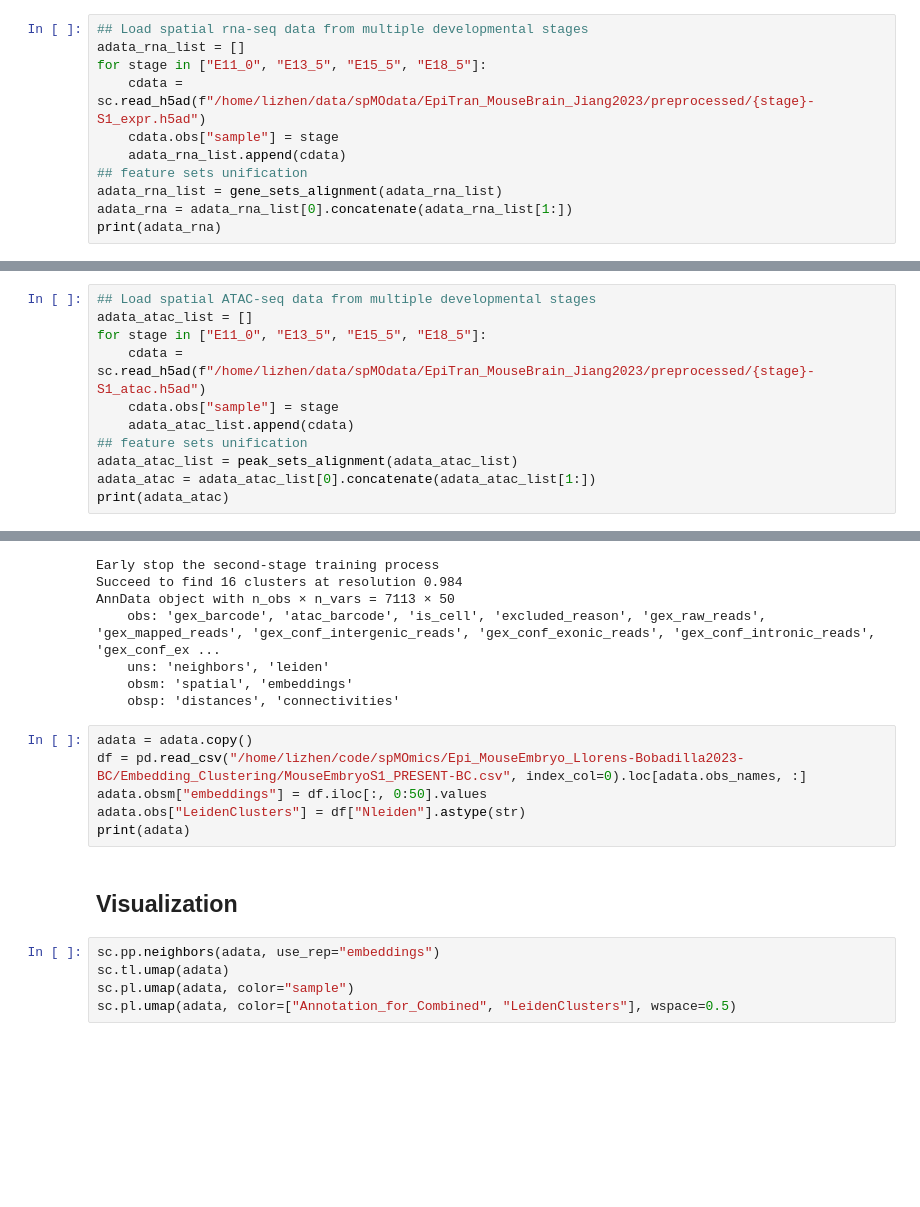
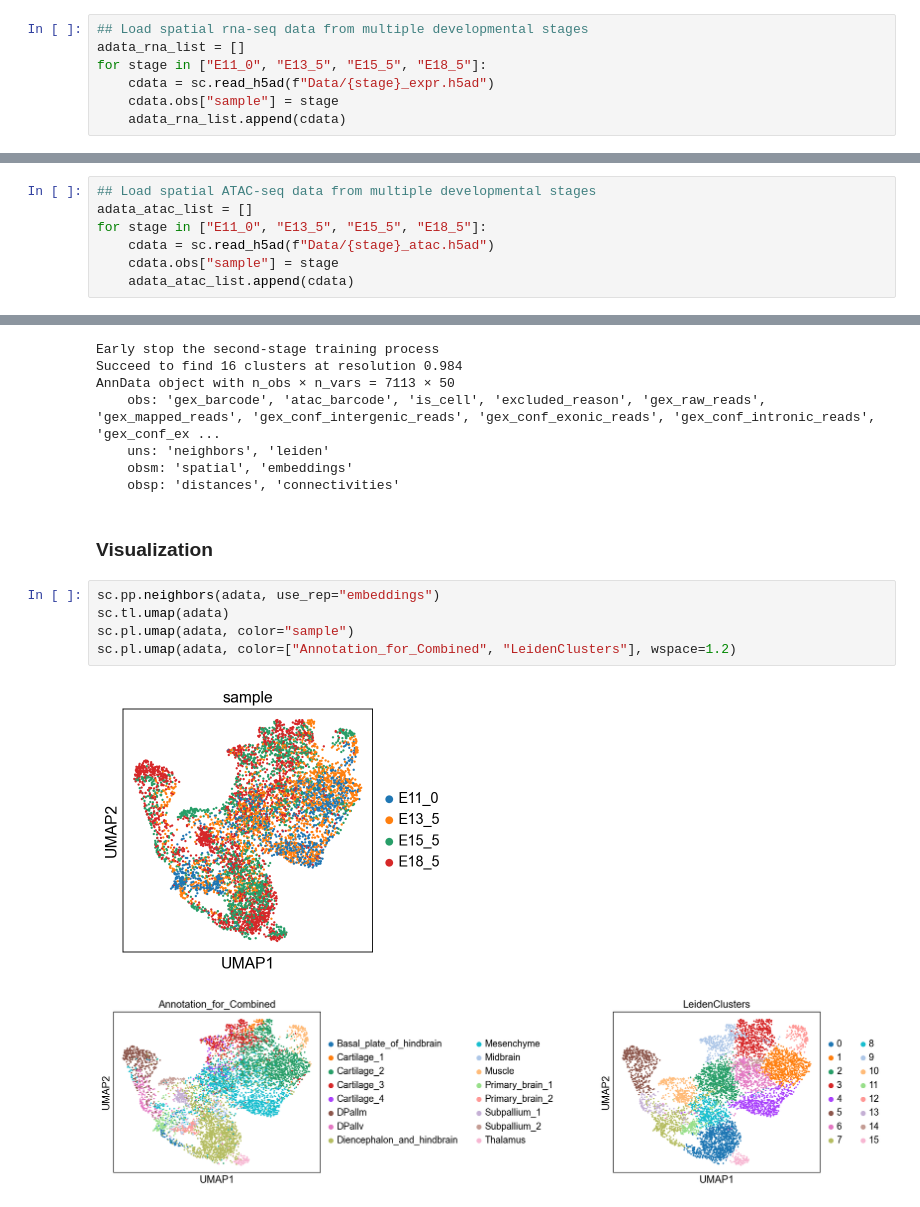
Before and after one commit to lizhen18THU/PRESENT, a Jupyter notebook: docs/source/Tutorial7_spatial-RNA-ATAC-data_integration_MouseBrain.ipynb, the cells around one changed output, grey strips where cells are left out. Drawn from its saved outputs; the diff is of its cells as text; blank space fills up the shorter version.

```diff
--- a/docs/source/Tutorial7_spatial-RNA-ATAC-data_integration_MouseBrain.ipynb
+++ b/docs/source/Tutorial7_spatial-RNA-ATAC-data_integration_MouseBrain.ipynb
@@ -14,10 +16,6 @@ sc.set_figure_params(dpi=80, figsize=(4,4), facecolor="white")
 ## Load spatial rna-seq data from multiple developmental stages
 adata_rna_list = []
 for stage in ["E11_0", "E13_5", "E15_5", "E18_5"]:
-    cdata = sc.read_h5ad(f"/home/lizhen/data/spMOdata/EpiTran_MouseBrain_Jiang2023/preprocessed/{stage}-S1_expr.h5ad")
+    cdata = sc.read_h5ad(f"Data/{stage}_expr.h5ad")
     cdata.obs["sample"] = stage
     adata_rna_list.append(cdata)
-## feature sets unification
-adata_rna_list = gene_sets_alignment(adata_rna_list)
-adata_rna = adata_rna_list[0].concatenate(adata_rna_list[1:])
-print(adata_rna)
@@ -30,10 +35,6 @@ AnnData object with n_obs × n_vars = 7118 × 32285
 ## Load spatial ATAC-seq data from multiple developmental stages
 adata_atac_list = []
 for stage in ["E11_0", "E13_5", "E15_5", "E18_5"]:
-    cdata = sc.read_h5ad(f"/home/lizhen/data/spMOdata/EpiTran_MouseBrain_Jiang2023/preprocessed/{stage}-S1_atac.h5ad")
+    cdata = sc.read_h5ad(f"Data/{stage}_atac.h5ad")
     cdata.obs["sample"] = stage
     adata_atac_list.append(cdata)
-## feature sets unification
-adata_atac_list = peak_sets_alignment(adata_atac_list)
-adata_atac = adata_atac_list[0].concatenate(adata_atac_list[1:])
-print(adata_atac)
@@ -67,16 +77,13 @@ AnnData object with n_obs × n_vars = 7113 × 50
     uns: 'neighbors', 'leiden'
     obsm: 'spatial', 'embeddings'
     obsp: 'distances', 'connectivities'
-# %%
-adata = adata.copy()
-df = pd.read_csv("/home/lizhen/code/spMOmics/Epi_MouseEmbryo_Llorens-Bobadilla2023-BC/Embedding_Clustering/MouseEmbryoS1_PRESENT-BC.csv", index_col=0).loc[adata.obs_names, :]
-adata.obsm["embeddings"] = df.iloc[:, 0:50].values
-adata.obs["LeidenClusters"] = df["Nleiden"].astype(str)
-print(adata)
 # %% [markdown]
-## Visualization
+### Visualization
 # %%
 sc.pp.neighbors(adata, use_rep="embeddings")
 sc.tl.umap(adata)
 sc.pl.umap(adata, color="sample")
-sc.pl.umap(adata, color=["Annotation_for_Combined", "LeidenClusters"], wspace=0.5)
+sc.pl.umap(adata, color=["Annotation_for_Combined", "LeidenClusters"], wspace=1.2)
+# %% [output]
+[figure, added]
+[figure, added]
```
Also changed, not shown: parts of 8 cells of this notebook, 11 other files.
